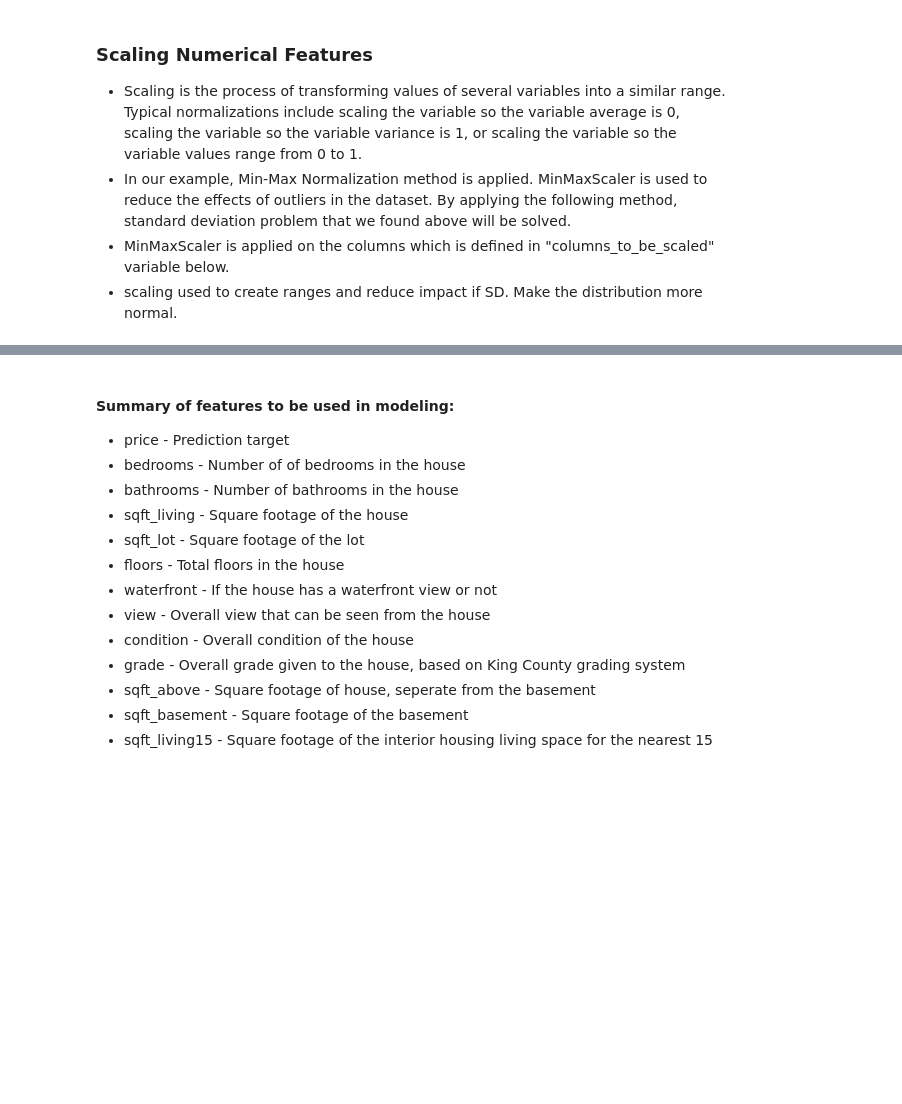
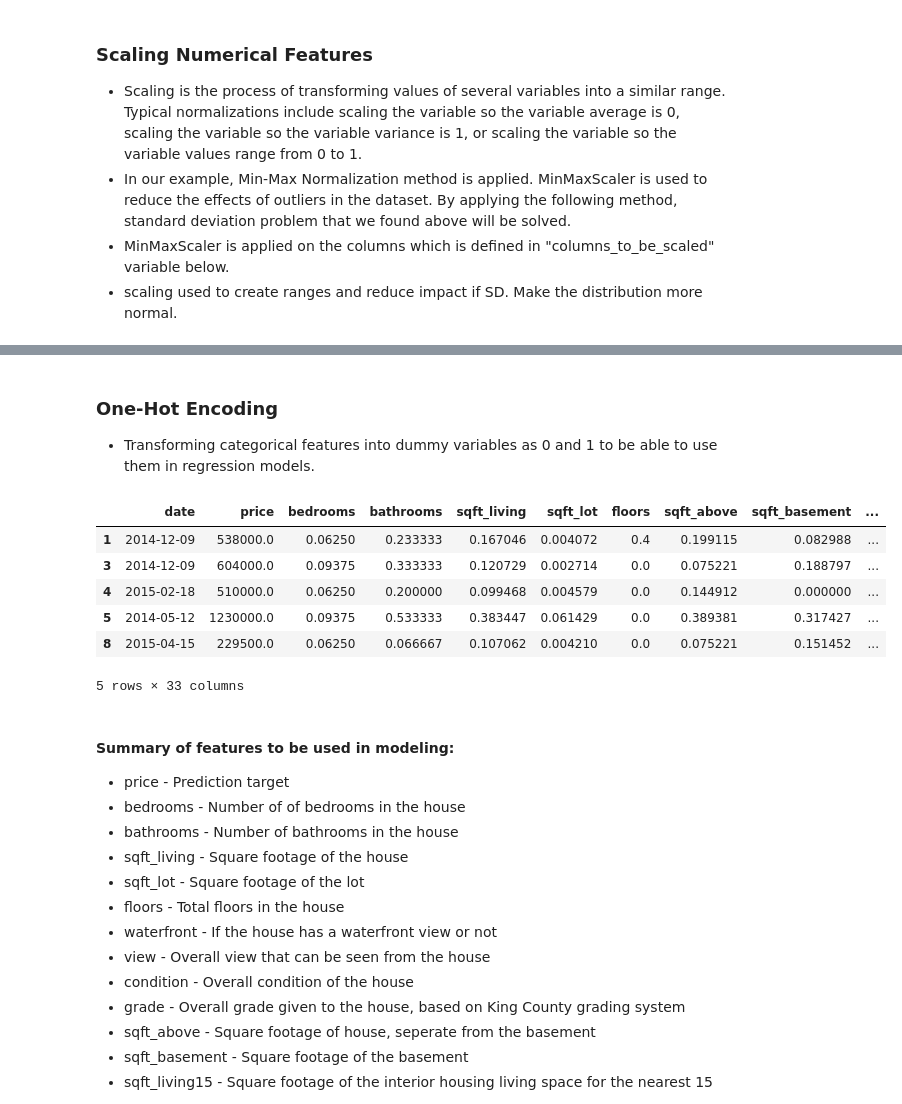
Before and after one commit to simrank3/KC_Housing_Analysis, a Jupyter notebook: student.ipynb, the cells around one changed output, grey strips where cells are left out. Drawn from its saved outputs; the diff is of its cells as text; code cells hidden in the pictures; blank space fills up the shorter version.

```diff
--- a/student.ipynb
+++ b/student.ipynb
@@ -712,3 +579,26 @@ df.head()
+# %% [markdown]
+### One-Hot Encoding
+* Transforming categorical features into dummy variables as 0 and 1 to be able to use them in regression models.
+# %%
+dummy_df_waterfront = pd.get_dummies(df["waterfront"],dtype=np.int64,prefix="waterfront_is",drop_first=True)
+dummy_df_view = pd.get_dummies(df["view"],dtype=np.int64,prefix="view_is",drop_first=True)
+dummy_df_condition = pd.get_dummies(df["condition"],dtype=np.int64,prefix="condition_is",drop_first=True)
+dummy_df_grade = pd.get_dummies(df["grade"],dtype=np.int64,prefix="grade_is",drop_first=True)
+dummy_df_season = pd.get_dummies(df["season"],dtype=np.int64,prefix="season_is",drop_first=True)
+
+df = pd.concat([df,dummy_df_waterfront,dummy_df_view,dummy_df_condition,dummy_df_grade,dummy_df_season],axis=1)
+df = df.loc[:,~df.columns.duplicated()]
+df = df.drop(['waterfront', 'view','condition','grade','season'],axis=1)
+
+df.head()
+# %% [output]
+|  | date | price | bedrooms | bathrooms | sqft_living | sqft_lot | floors | sqft_above | sqft_basement | ... |
+| 1 | 2014-12-09 | 538000.0 | 0.06250 | 0.233333 | 0.167046 | 0.004072 | 0.4 | 0.199115 | 0.082988 | ... |
+| 3 | 2014-12-09 | 604000.0 | 0.09375 | 0.333333 | 0.120729 | 0.002714 | 0.0 | 0.075221 | 0.188797 | ... |
+| 4 | 2015-02-18 | 510000.0 | 0.06250 | 0.200000 | 0.099468 | 0.004579 | 0.0 | 0.144912 | 0.000000 | ... |
+| 5 | 2014-05-12 | 1230000.0 | 0.09375 | 0.533333 | 0.383447 | 0.061429 | 0.0 | 0.389381 | 0.317427 | ... |
+| 8 | 2015-04-15 | 229500.0 | 0.06250 | 0.066667 | 0.107062 | 0.004210 | 0.0 | 0.075221 | 0.151452 | ... |
+5 rows × 33 columns
 # %% [markdown]
 #### Summary of features to be used in modeling:
 
```
Also changed, not shown: parts of 32 cells of this notebook.
